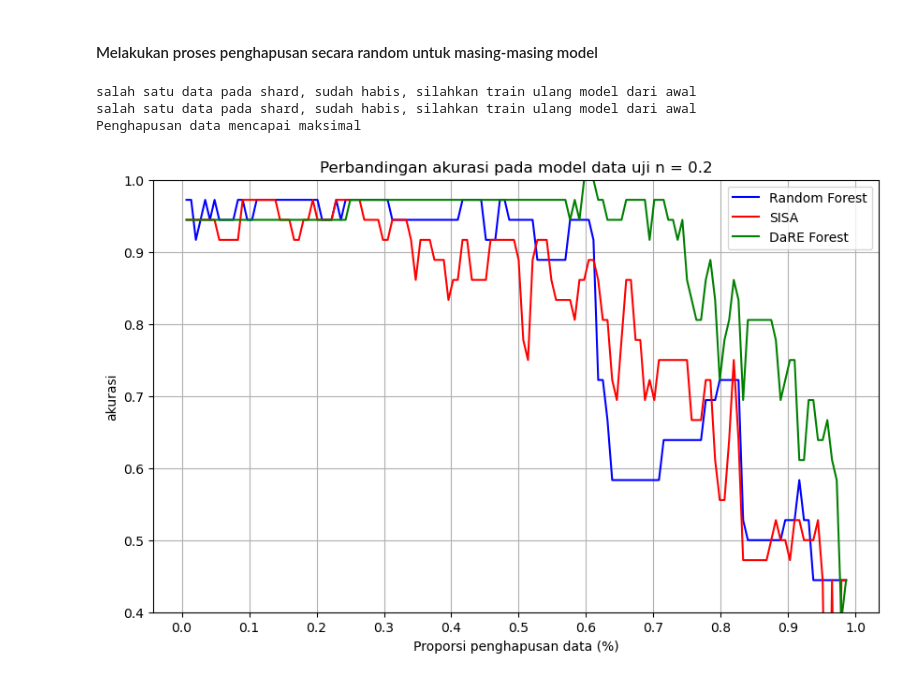
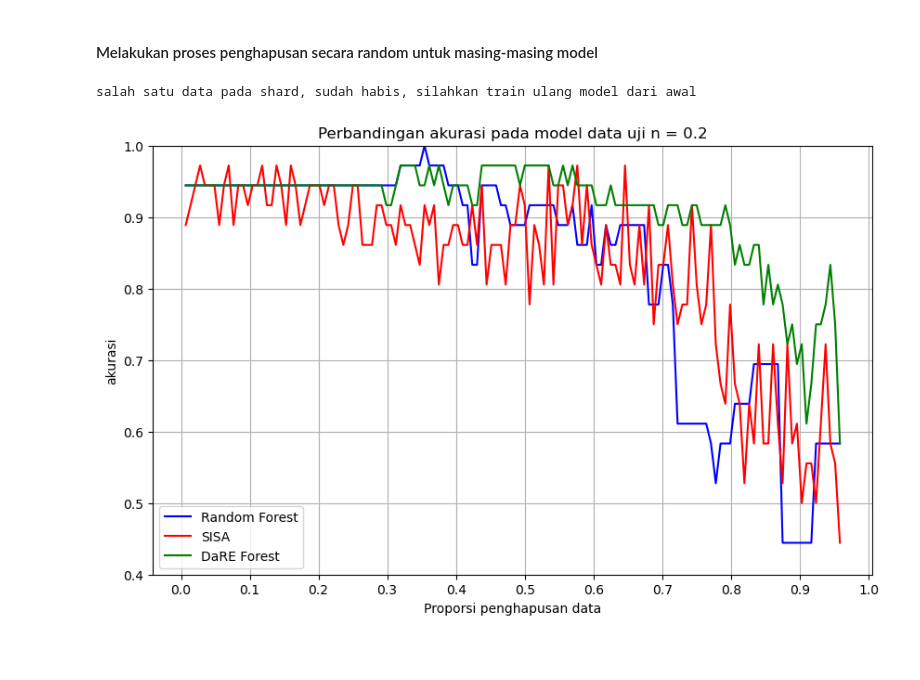
Before and after one commit to ilhampratama2109/Tugas_Akhir, a Jupyter notebook: experiment_1.ipynb, the cells around one changed output. Saved outputs shown, nothing was run; the diff lists cells and outputs as text; code cells hidden in the pictures; blank space fills up the shorter version.

```diff
--- a/experiment_1.ipynb
+++ b/experiment_1.ipynb
@@ -90,5 +75,5 @@ X_test_dare = np.array(X_test.values.tolist())
 # %%
 #Base Model using RandomForest
-tree_model = RandomForestClassifier(n_estimators=50,max_depth=5, random_state=42)
+tree_model = grid_search_base_model.best_estimator_
 tree_model.fit(X_train_base, y_train_base)
 # %% [output]
@@ -127,7 +110,7 @@ data_result
 # %%
 #Base on result below, SISA model will use 4 shard for expriment
-sisa = SISA(4)
-sisa.train(X_train_SISA, y_train_SISA)
+sisa = SISA(3, tree_model)
+sisa.fit(X_train_SISA, y_train_SISA)
 # %%
 y_pred_SISA = sisa.predict(X_test_SISA)
 accuracy_SISA = accuracy_score(y_pred_SISA, y_test)
@@ -137,6 +120,6 @@ Akurasi Model SISA : 0.9722222222222222
 # %%
 #DaRE Forest Model
-dafo = dare.Forest(n_estimators=50, max_depth=5, k = 5, topd = 0, random_state=42)
+dafo = dare.Forest(n_estimators=100, max_depth=5, k = 5, topd = 0, random_state=42)
 dafo.fit(X_train_dare, y_train_dare)
 # %% [output]
 <dare._classes.Forest at 0x...>
@@ -216,8 +198,7 @@ while len(deleted_index) < max_random_number:
     except:
         print("salah satu data pada shard, sudah habis, silahkan train ulang model dari awal")
         # SISA_model = pd.concat([SISA_model, pd.DataFrame([{'Jumlah data': jumlah_data,'Accuracy': "-", "Time" : "-"}])], ignore_index=True)
-        accuracy_SISA = 0
-        training_time_sisa = 0
+        break
 
     #delete elemen by dareForest
     try:
@@ -260,8 +241,6 @@ while len(deleted_index) < max_random_number:
     }])], ignore_index=True)
 # %% [output]
 salah satu data pada shard, sudah habis, silahkan train ulang model dari awal
-salah satu data pada shard, sudah habis, silahkan train ulang model dari awal
-Penghapusan data mencapai maksimal
 # %%
 comparition_model.to_csv("hasil_eksperiment/exp_1/hasil_eksperiment_rev.csv", index=False)
 # %%
@@ -271,20 +250,20 @@ import matplotlib.pyplot as plt
 # %%
 plt.figure(figsize=(10, 6))
 plt.plot(comparition_model['Proporsi penghapusan'],comparition_model['Accuracy Base'], linestyle='-', color='blue', label='Random Forest')
 plt.plot(comparition_model['Proporsi penghapusan'],comparition_model['Accuracy SISA'], linestyle='-', color='red', label='SISA' )
 plt.plot(comparition_model['Proporsi penghapusan'],comparition_model['Accuracy DaRE'], linestyle='-', color='green', label='DaRE Forest')
 
 
 plt.title("Perbandingan akurasi pada model data uji n = 0.2")
-plt.xlabel("Proporsi penghapusan data (%)")
+plt.xlabel("Proporsi penghapusan data")
 plt.ylabel("akurasi")
 plt.legend()
 plt.grid(True)
 plt.ylim(0.4, 1)
 plt.xticks(ticks=np.arange(0, 1.1, 0.1), labels=['0.0', '0.1', '0.2', '0.3', '0.4', '0.5', '0.6', '0.7', '0.8', '0.9','1.0'])
 plt.show()
 # %% [output]
-[figure, old version]
+[figure, new version]
 # %%
 plt.figure(figsize=(10, 6))
 plt.plot(y_pred_comparition['Proporsi penghapusan'], y_pred_comparition['Random Forest - SISA'], linestyle='-', color='red', label='Random Forest - SISA')
```
Also changed, not shown: parts of 17 cells of this notebook, 19 other files.
